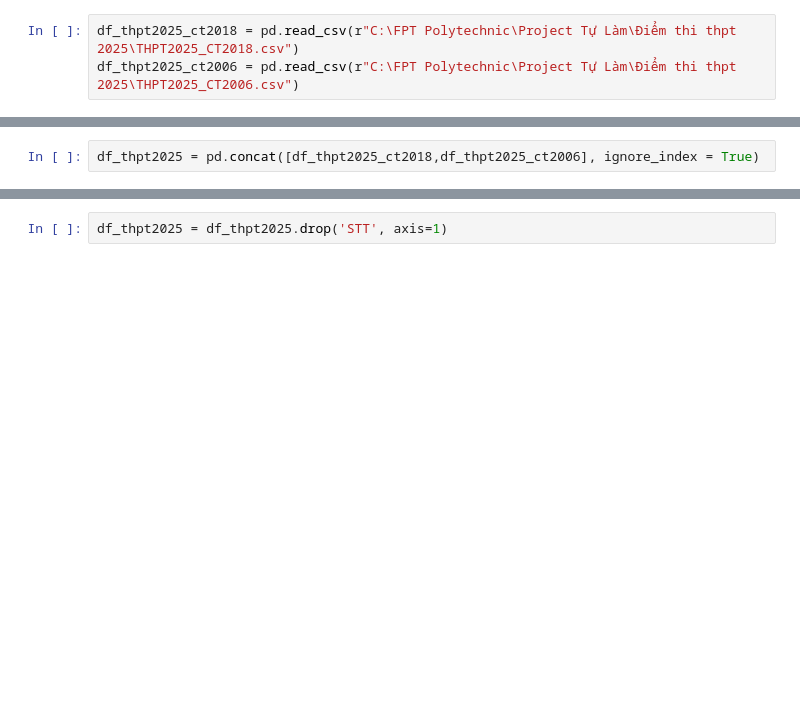
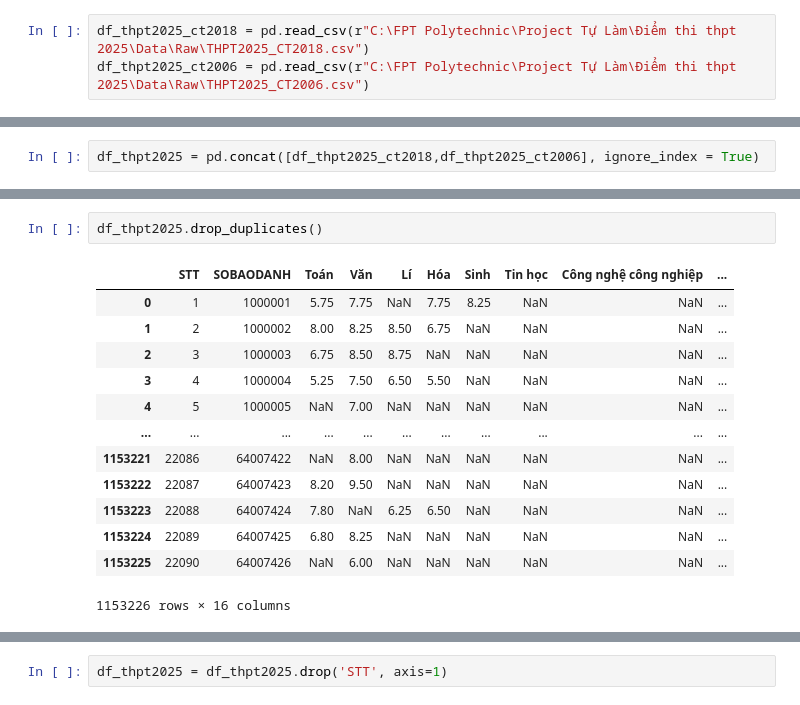
Before and after one commit to PhiHuynh-2212/Diem_Thi_THPT_2025, a Jupyter notebook: Python/THPT2025.ipynb, the cells around one changed output, grey strips where cells are left out. Drawn from its saved outputs; the diff is of its cells as text; blank space fills up the shorter version.

```diff
--- a/Python/THPT2025.ipynb
+++ b/Python/THPT2025.ipynb
@@ -4,8 +4,8 @@ import numpy as np
 # %% [markdown]
 ### Import file CSV
 # %%
-df_thpt2025_ct2018 = pd.read_csv(r"C:\FPT Polytechnic\Project Tự Làm\Điểm thi thpt 2025\THPT2025_CT2018.csv")
-df_thpt2025_ct2006 = pd.read_csv(r"C:\FPT Polytechnic\Project Tự Làm\Điểm thi thpt 2025\THPT2025_CT2006.csv")
+df_thpt2025_ct2018 = pd.read_csv(r"C:\FPT Polytechnic\Project Tự Làm\Điểm thi thpt 2025\Data\Raw\THPT2025_CT2018.csv")
+df_thpt2025_ct2006 = pd.read_csv(r"C:\FPT Polytechnic\Project Tự Làm\Điểm thi thpt 2025\Data\Raw\THPT2025_CT2006.csv")
 # %% [markdown]
 ### Xem thông tin DataFrame
 # %%
@@ -74,0 +95,16 @@ df_thpt2025 = pd.concat([df_thpt2025_ct2018,df_thpt2025_ct2006], ignore_index =
+# %%
+df_thpt2025.drop_duplicates()
+# %% [output]
+|  | STT | SOBAODANH | Toán | Văn | Lí | Hóa | Sinh | Tin học | Công nghệ công nghiệp | ... |
+| 0 | 1 | 1000001 | 5.75 | 7.75 | NaN | 7.75 | 8.25 | NaN | NaN | ... |
+| 1 | 2 | 1000002 | 8.00 | 8.25 | 8.50 | 6.75 | NaN | NaN | NaN | ... |
+| 2 | 3 | 1000003 | 6.75 | 8.50 | 8.75 | NaN | NaN | NaN | NaN | ... |
+| 3 | 4 | 1000004 | 5.25 | 7.50 | 6.50 | 5.50 | NaN | NaN | NaN | ... |
+| 4 | 5 | 1000005 | NaN | 7.00 | NaN | NaN | NaN | NaN | NaN | ... |
+| ... | ... | ... | ... | ... | ... | ... | ... | ... | ... | ... |
+| 1153221 | 22086 | 64007422 | NaN | 8.00 | NaN | NaN | NaN | NaN | NaN | ... |
+| 1153222 | 22087 | 64007423 | 8.20 | 9.50 | NaN | NaN | NaN | NaN | NaN | ... |
+| 1153223 | 22088 | 64007424 | 7.80 | NaN | 6.25 | 6.50 | NaN | NaN | NaN | ... |
+| 1153224 | 22089 | 64007425 | 6.80 | 8.25 | NaN | NaN | NaN | NaN | NaN | ... |
+| 1153225 | 22090 | 64007426 | NaN | 6.00 | NaN | NaN | NaN | NaN | NaN | ... |
+1153226 rows × 16 columns
```
Also changed, not shown: parts of 2 cells of this notebook, 21 other files.
